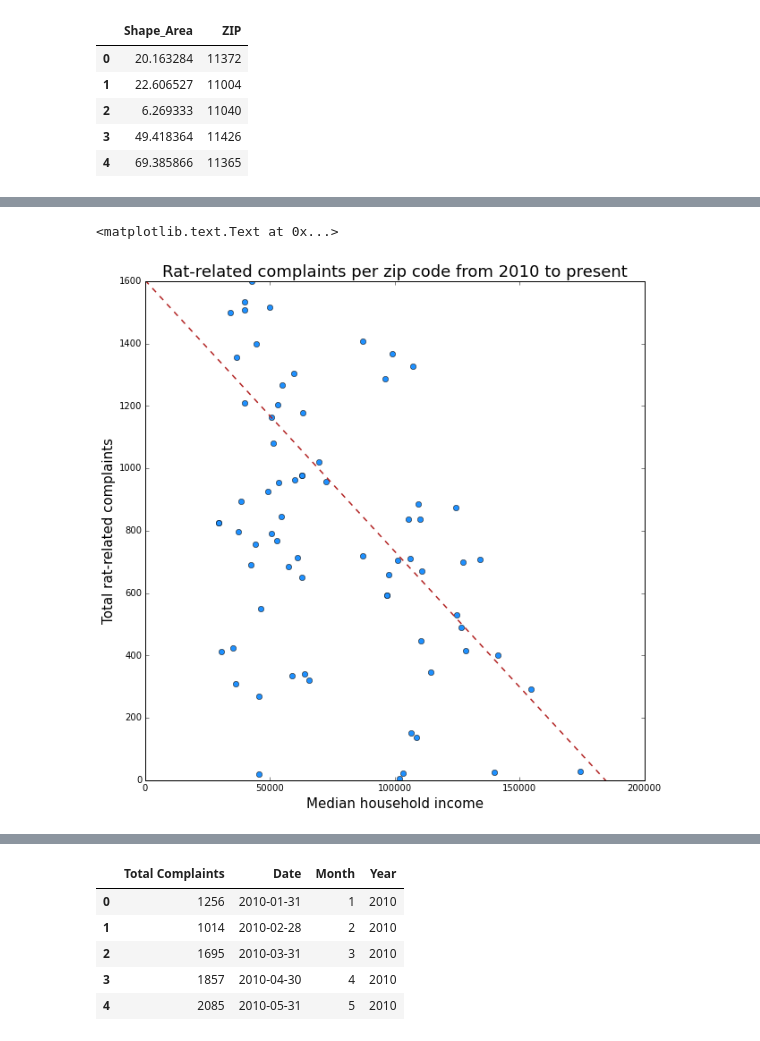
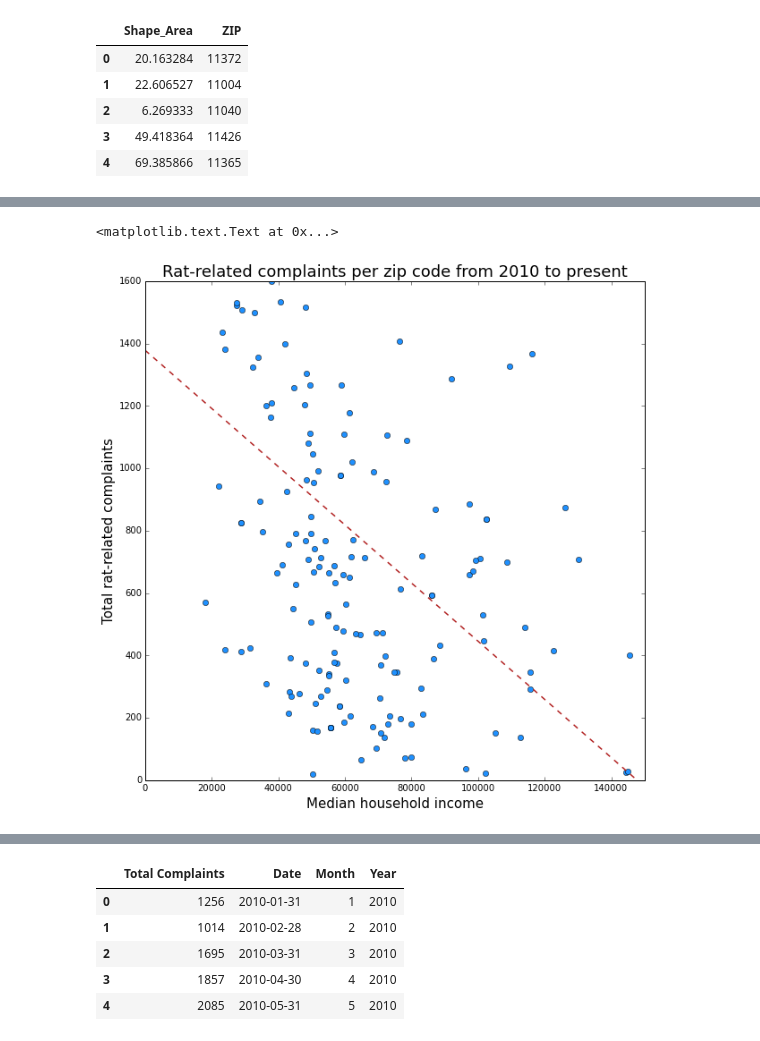
Before and after one commit to diogomiura/civic_final, a Jupyter notebook: Miura_Civic_Final.ipynb, the cells around one changed output, grey strips where cells are left out. Cells and saved outputs as stored; diff of their text form; code cells hidden in the pictures.

```diff
--- a/Miura_Civic_Final.ipynb
+++ b/Miura_Civic_Final.ipynb
@@ -46,6 +74,13 @@ data_census14.head()
 #Source: http://factfinder.census.gov/faces/nav/jsf/pages/index.xhtml
 data_census09 = pd.read_csv('ACS_09_5YR_B19013/ACS_09_5YR_B19013.csv')
 data_census09 = data_census09.rename(columns = {'HD01_VD01':'Median Household Income 2009'})
-data_census09['GEO.id2'] = data_zcta['GEO.id2'].apply(str)
+data_census09['GEO.id2'] = data_census09['GEO.id2'].apply(str)
+data_census09['ZCTA'] = data_census09['GEO.id2'].map(zcta_dict)
+data_census09 = data_census09[['ZCTA', 'Median Household Income 2009']]
+data_census09 = data_census09[~pd.isnull(data_census09['Median Household Income 2009'])]
+data_census09['Median Household Income 2009'] = data_census09['Median Household Income 2009'].apply(int)
+data_census09 = data_census09.groupby(['ZCTA']).mean()
+data_census09['ZCTA'] = data_census09.index
+data_census09.index = range(len(data_census09))
 data_census09.head()
 # %% [output]
@@ -57,0 +93,4 @@ data_census09.head()
+# %%
+#Merging 2009 and 2014 Census data
+data_census = pd.merge(data_census14, data_census09, on=['ZCTA'])
+data_census.head()
@@ -104,6 +117,6 @@ census_zcta.head()
 # %%
 #Including ZIP code in Census in Census data
-census_zip = pd.merge(census_zcta, data_zipcodes, on=['ZCTA'])
+census_zip = pd.merge(data_census, data_zipcodes, on=['ZCTA'])
 census_zip = census_zip[['ZIP', 'Median Household Income 2009', 'Median Household Income 2014']]
 census_zip = census_zip.groupby(['ZIP']).mean()
 census_zip['ZIP'] = census_zip.index
@@ -242,15 +256,17 @@ df = pd.merge(census_zip, area_zip, on=['ZIP'])
 df = pd.merge(df, pop_zip, on=['ZIP'])
 df = pd.merge(df, complaints_zip, on=['ZIP'])
 df = pd.merge(df, complaints_zipr, on=['ZIP'])
-df = pd.merge(df, year_zip, on=['ZIP'])
+df = pd.merge(df, year_zip, on=['ZIP'], how='outer')
 
 #Adding other columns
 df['Complaints Per 1,000 People'] = df['Total Complaints']/df['Population']*1000
 df['Complaints 2014-15 Per 1,000 People'] = df['Complaints 2014-15']/df['Population']*1000
 df['Complaints Per Km2'] = df['Total Complaints']/df['Shape_Area']
 df['Population Density'] = df['Population']/df['Shape_Area']
+df['Median Household Income'] = (df['Median Household Income 2014']+df['Median Household Income 2009'])/2
 df['Income Growth'] = (df['Median Household Income 2014']/df['Median Household Income 2009']-1)*100
 df = df[(np.isfinite(df['Median Household Income 2009'])) & (np.isfinite(df['Median Household Income 2014'])) & (np.isfinite(df['Complaints Per 1,000 People'])) &
         (df['Complaints Per 1,000 People']<150) & (df['Population']>5000)]
+print len(df)
 df.head()
 # %% [output]
@@ -366,20 +383,20 @@ dtype: float64
 # %%
 #Plotting linear model
 #Problem: low-income neighborhoods tend to be more populous, which tends to increase the number of complaints
 #So we're next doing the calculation with complaints per 1,000 people
 pl.figure(figsize=(10, 10))
 pl.plot(X1, Y1, 'o', color = 'dodgerblue')
-xlim(0,200000)
+xlim(0,150000)
 ylim(0, 1600)
 XLR1 = arange(0, 200000, 0.1)
 YLR1 = model1.params[1]*XLR1+model1.params[0]
 pl.plot(XLR1, YLR1, '--', linewidth = 1.50, color = 'firebrick')
 pl.xlabel("Median household income", fontsize=15)
 pl.ylabel("Total rat-related complaints", fontsize=15)
 pl.title("Rat-related complaints per zip code from 2010 to present", fontsize=18)
 # %% [output]
 <matplotlib.text.Text at 0x...>
-[figure, old version]
+[figure, new version]
 # %%
 #Estimating second degree linear model
 model2 = smf.ols(formula = 'Y ~ X + I((X)) + I((X)**2)',
```
Also changed, not shown: parts of 37 cells of this notebook.
